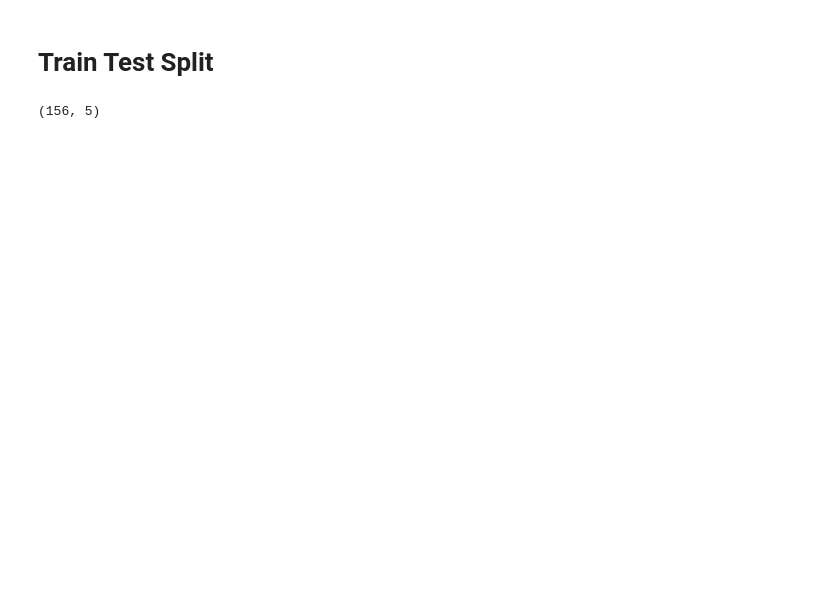
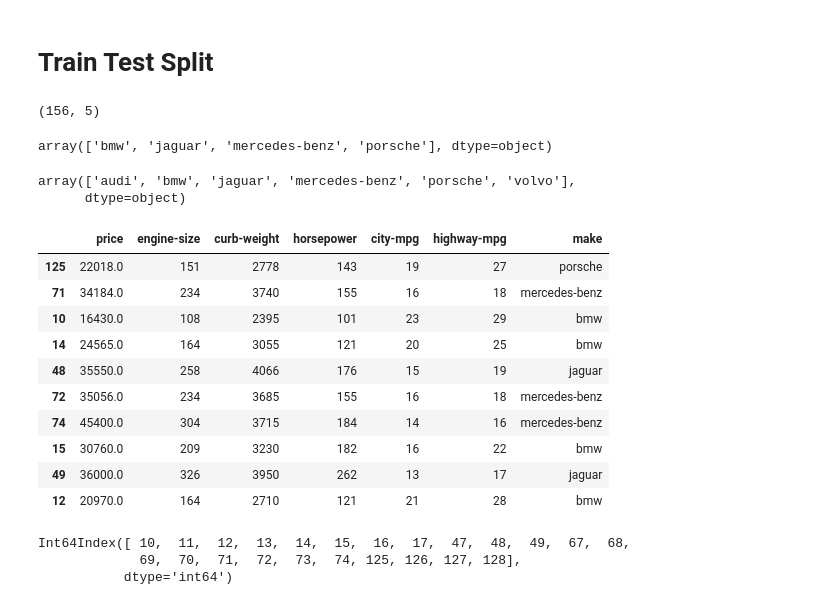
Before and after one commit to Maruf-Ahmad-khan/Car_Price_Prediction_Sklearn_Column_Transformation, a Jupyter notebook: Custom Estimator.ipynb, the cells around one changed output. Cells and saved outputs as stored; diff of their text form; code cells hidden in the pictures; blank space fills up the shorter version.

```diff
--- a/Custom Estimator.ipynb
+++ b/Custom Estimator.ipynb
@@ -451,3 +451,35 @@ y_test_wout = y_test_w.copy()
 X_train_wout.shape
 # %% [output]
 (156, 5)
+# %%
+ecars = df_model["make"].loc[df_model['price'] > 25000].unique()
+ecars
+# %% [output]
+array(['bmw', 'jaguar', 'mercedes-benz', 'porsche'], dtype=object)
+# %%
+Ecars = df_model['make'].loc[df_model['price'] > 20000].unique()
+Ecars
+# %% [output]
+array(['audi', 'bmw', 'jaguar', 'mercedes-benz', 'porsche', 'volvo'],
+      dtype=object)
+# %%
+df_model[df_model['make'].isin(ecars)].sample(10)
+# %% [output]
+|  | price | engine-size | curb-weight | horsepower | city-mpg | highway-mpg | make |
+| 125 | 22018.0 | 151 | 2778 | 143 | 19 | 27 | porsche |
+| 71 | 34184.0 | 234 | 3740 | 155 | 16 | 18 | mercedes-benz |
+| 10 | 16430.0 | 108 | 2395 | 101 | 23 | 29 | bmw |
+| 14 | 24565.0 | 164 | 3055 | 121 | 20 | 25 | bmw |
+| 48 | 35550.0 | 258 | 4066 | 176 | 15 | 19 | jaguar |
+| 72 | 35056.0 | 234 | 3685 | 155 | 16 | 18 | mercedes-benz |
+| 74 | 45400.0 | 304 | 3715 | 184 | 14 | 16 | mercedes-benz |
+| 15 | 30760.0 | 209 | 3230 | 182 | 16 | 22 | bmw |
+| 49 | 36000.0 | 326 | 3950 | 262 | 13 | 17 | jaguar |
+| 12 | 20970.0 | 164 | 2710 | 121 | 21 | 28 | bmw |
+# %%
+idx = df_model[df_model['make'].isin(ecars)].index
+idx
+# %% [output]
+Int64Index([ 10,  11,  12,  13,  14,  15,  16,  17,  47,  48,  49,  67,  68,
+             69,  70,  71,  72,  73,  74, 125, 126, 127, 128],
+           dtype='int64')
```
Also changed, not shown: parts of 23 cells of this notebook, 7 other files.
